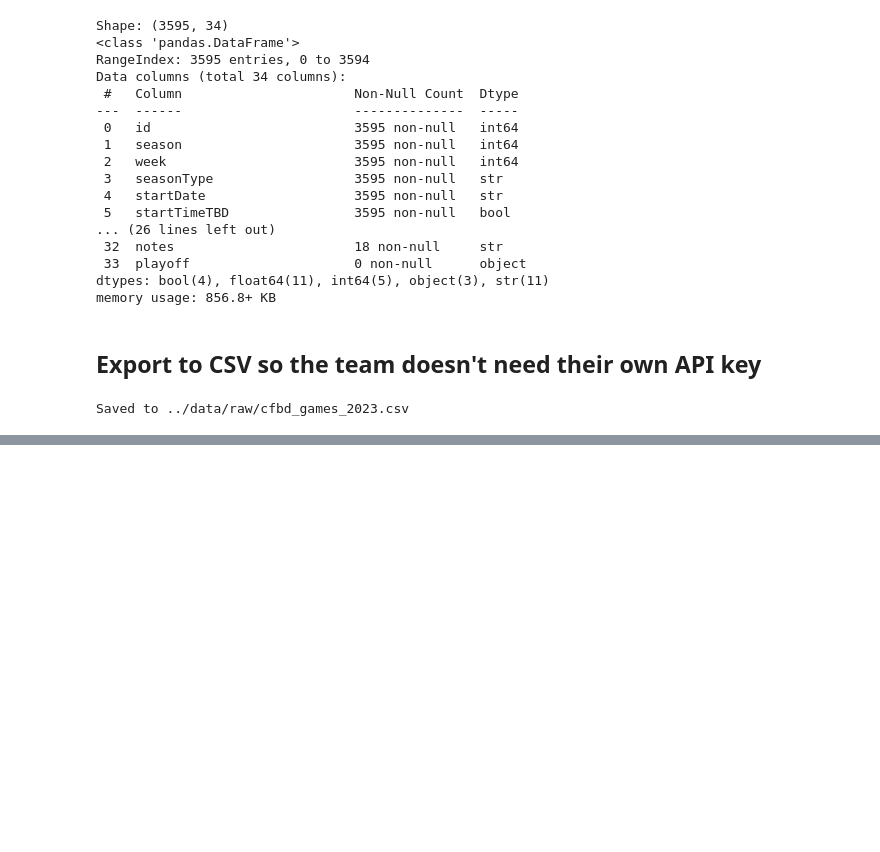
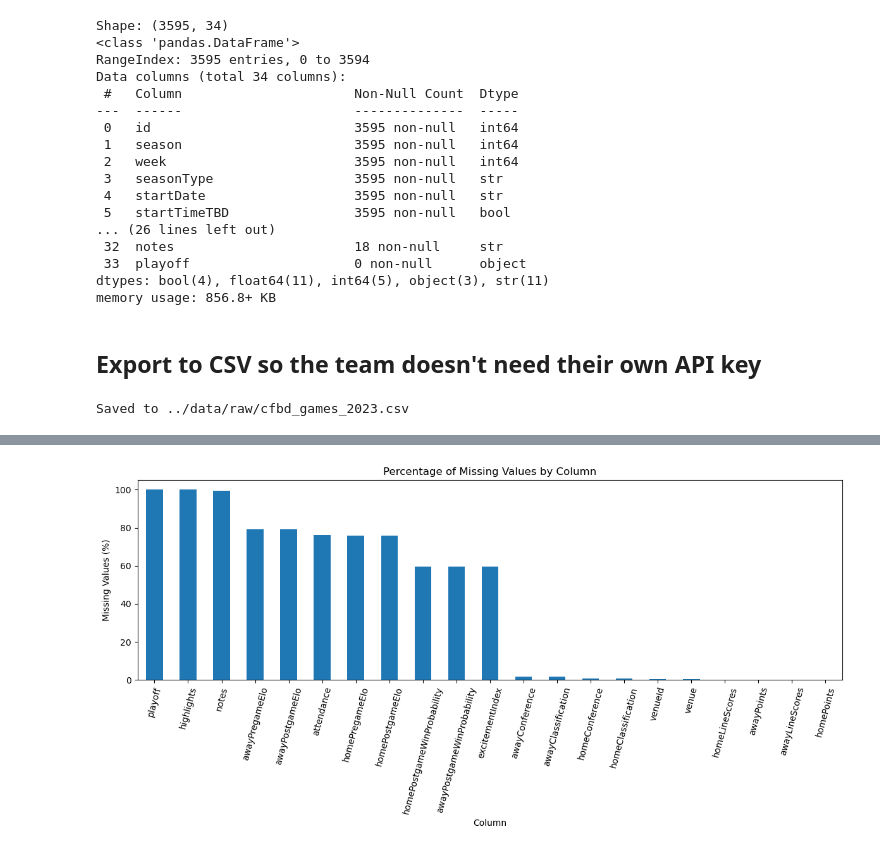
Before and after one commit to Break-Through-Tech/Sports-Analytics-1B-assessing-football-stadium-attendance-and-experience, a Jupyter notebook: notebooks/01_eda_feature_engineering.ipynb, the cells around one changed output, grey strips where cells are left out. Saved outputs shown, nothing was run; the diff lists cells and outputs as text; code cells hidden in the pictures; blank space fills up the shorter version.

```diff
--- a/notebooks/01_eda_feature_engineering.ipynb
+++ b/notebooks/01_eda_feature_engineering.ipynb
@@ -134,0 +140,8 @@ Saved to ../data/raw/cfbd_games_2023.csv
+# %%
+import pandas as pd
+import matplotlib.pyplot as plt
+
+# Load the raw data exported during data collection
+raw_df = pd.read_csv("../data/raw/cfbd_games_2023.csv")
+
+raw_df.head()
@@ -134,0 +217,14 @@ Saved to ../data/raw/cfbd_games_2023.csv
+# %%
+# Calculate the number and percentage of missing values in each column
+missing_data = pd.DataFrame({
+    "Missing Count": raw_df.isnull().sum(),
+    "Missing Percentage": (raw_df.isnull().sum() / len(raw_df) * 100).round(2)
+})
+
+# Only display columns that contain missing values
+missing_data = missing_data[missing_data["Missing Count"] > 0]
+
+# Sort from highest to lowest percentage missing
+missing_data = missing_data.sort_values("Missing Percentage", ascending=False)
+
+missing_data
@@ -134,0 +249,15 @@ Saved to ../data/raw/cfbd_games_2023.csv
+# %%
+# Visualize missing data percentages
+missing_data["Missing Percentage"].plot(
+    kind="bar",
+    figsize=(12, 6)
+)
+
+plt.title("Percentage of Missing Values by Column")
+plt.xlabel("Column")
+plt.ylabel("Missing Values (%)")
+plt.xticks(rotation=75)
+plt.tight_layout()
+plt.show()
+# %% [output]
+[figure, added]
```
Also changed, not shown: parts of 30 cells of this notebook.
